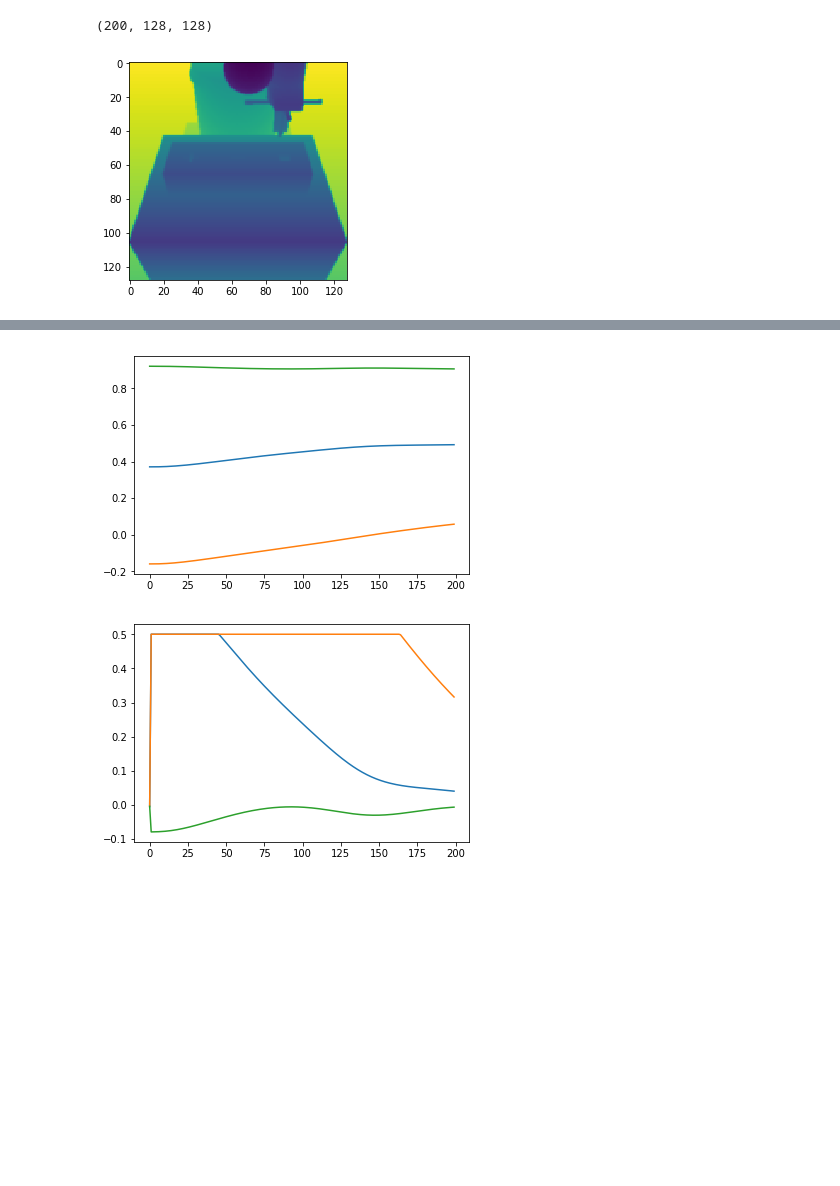
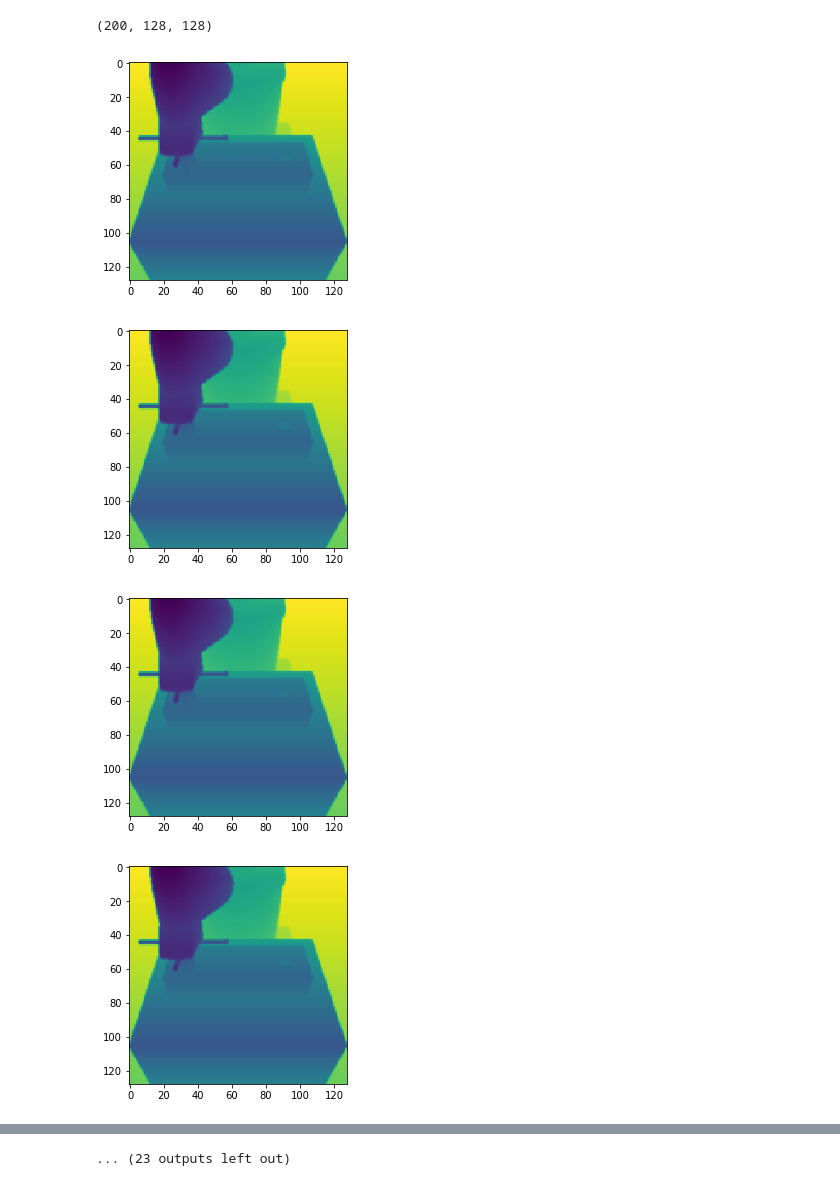
Before and after one commit to zachares/sensorimotor_search, a Jupyter notebook: supervised_learning/visualization.ipynb, the cells around one changed output, grey strips where cells are left out. Saved outputs shown, nothing was run; the diff lists cells and outputs as text; code cells hidden in the pictures; blank space fills up the shorter version.

```diff
--- a/supervised_learning/visualization.ipynb
+++ b/supervised_learning/visualization.ipynb
@@ -3,12 +3,19 @@ import h5py
 import matplotlib.pyplot as plt
 import numpy as np
 # %%
-f = h5py.File("/juno/group/muj_multimod_dataset/multimodal_op_space_0001.h5")
+f = h5py.File("/juno/group/muj_multimod_dataset1/multimodal_op_space_0017.h5", 'r', swmr=True, libver = 'latest')
 # %%
+contact_sum = 0
+total_points = 0
 for i in range(1,100):
-    filename = "/juno/group/muj_multimod_dataset/multimodal_op_space_00{:02d}.h5".format(i)
-    f = h5py.File(filename)
+    filename = "/juno/group/muj_multimod_dataset1/multimodal_op_space_00{:02d}.h5".format(i)
+    f = h5py.File(filename, 'r', swmr=True, libver = 'latest')
+    contact_sum += np.array(f['contact']).sum()
+    total_points += np.array(f['contact']).shape[0]
+
     if np.sum(np.array(f['contact'])) > 0:
         print(filename)
     f.close()
+print(contact_sum)
+print(total_points)
 # %% [output]
@@ -50,7 +57,7 @@ f['image'].shape
 # %% [output]
 (200, 3, 128, 128)
 # %%
-n = 10
-plt.imshow(f['image'][n].transpose((2,1,0)))
-plt.show()
+for n in range(40,75):
+    plt.imshow(f['image'][n].transpose((2,1,0)))
+    plt.show()
 # %% [output]
@@ -60,8 +79,11 @@ f['depth'].shape
 # %% [output]
 (200, 128, 128)
 # %%
-n = 50
-plt.imshow(f['depth'][n])
-plt.show()
+for n in range(40,75):
+    plt.imshow(f['depth'][n])
+    plt.show()
 # %% [output]
-[figure, old version]
+[figure, new version]
+[figure, added]
+[figure, added]
+[figure, added]
@@ -68,10 +98 @@ plt.show()
+... (23 outputs left out)
-# %%
-for n in range(3):
-    plt.plot(range(f['proprio'].shape[0]), f['proprio'][:, n])
-plt.show()
-for n in range(3):
-    plt.plot(range(f['action'].shape[0]), f['action'][:, n])
-plt.show()
-# %% [output]
-[figure, removed]
-[figure, removed]
```
Also changed, not shown: parts of 5 cells of this notebook, 11 other files.
